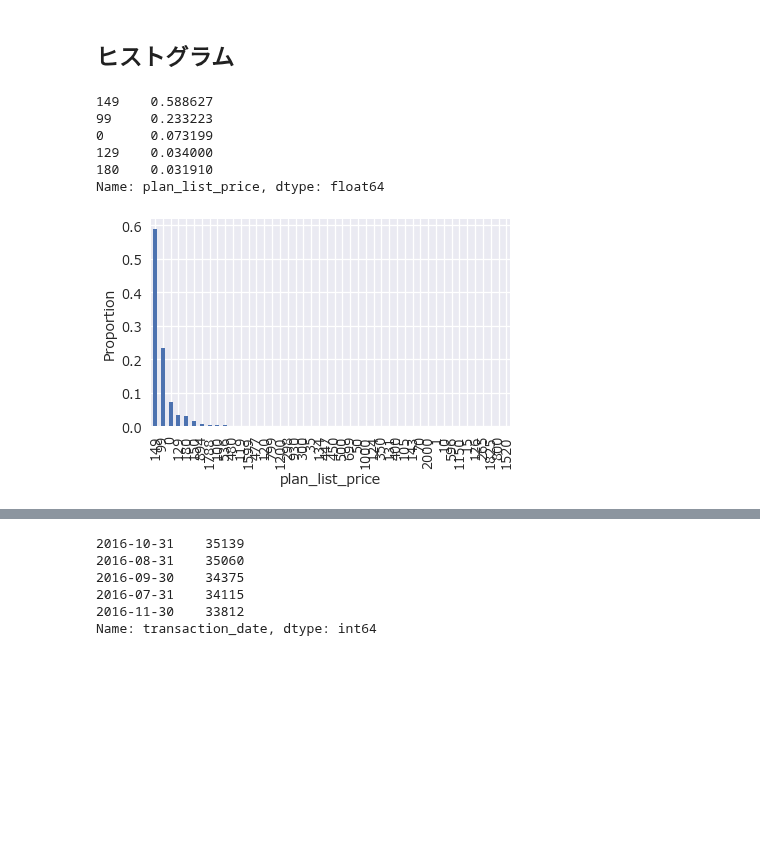
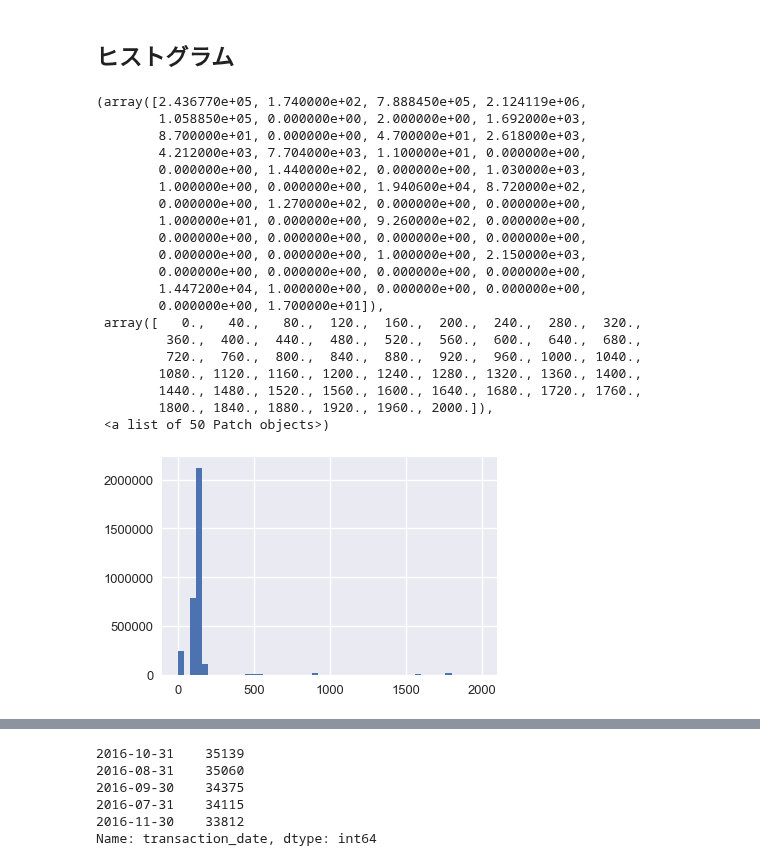
Before and after one commit to hiroshi-kuriyama/analytics_template, a Jupyter notebook: describe/describe_data.ipynb, the cells around one changed output, grey strips where cells are left out. Saved outputs shown, nothing was run; the diff lists cells and outputs as text; code cells hidden in the pictures; blank space fills up the shorter version.

```diff
--- a/describe/describe_data.ipynb
+++ b/describe/describe_data.ipynb
@@ -131,24 +131,27 @@ plt.tight_layout()
 [figure]
 # %% [markdown]
 ## ヒストグラム
-# %%
-plan_price_dist = df_transactions_raw.plan_list_price.value_counts(normalize=1)
-plan_price_dist.head() # 一部
-# %% [output]
-149    0.588627
-99     0.233223
-0      0.073199
-129    0.034000
-180    0.031910
-Name: plan_list_price, dtype: float64
-# %%
-# fig, ax = plt.subplots(figsize=(10, 4))
-plan_price_dist.plot.bar()
-plt.xlabel('plan_list_price')
-plt.ylabel('Proportion')
-plt.tight_layout()
-plt.savefig(os.path.join(fig_dir, 'barplot_plan_list_price.png'), dpi=200)
-# - `plan_list_price=149` が6割弱
-# - `plan_list_price= 99` が2割強
-# %% [output]
-[figure, removed]
+# %%
+plt.hist(df_transactions_raw['plan_list_price'].astype(float), bins=50)
+# %% [output]
+(array([2.436770e+05, 1.740000e+02, 7.888450e+05, 2.124119e+06,
+        1.058850e+05, 0.000000e+00, 2.000000e+00, 1.692000e+03,
+        8.700000e+01, 0.000000e+00, 4.700000e+01, 2.618000e+03,
+        4.212000e+03, 7.704000e+03, 1.100000e+01, 0.000000e+00,
+        0.000000e+00, 1.440000e+02, 0.000000e+00, 1.030000e+03,
+        1.000000e+00, 0.000000e+00, 1.940600e+04, 8.720000e+02,
+        0.000000e+00, 1.270000e+02, 0.000000e+00, 0.000000e+00,
+        1.000000e+01, 0.000000e+00, 9.260000e+02, 0.000000e+00,
+        0.000000e+00, 0.000000e+00, 0.000000e+00, 0.000000e+00,
+        0.000000e+00, 0.000000e+00, 1.000000e+00, 2.150000e+03,
+        0.000000e+00, 0.000000e+00, 0.000000e+00, 0.000000e+00,
+        1.447200e+04, 1.000000e+00, 0.000000e+00, 0.000000e+00,
+        0.000000e+00, 1.700000e+01]),
+ array([   0.,   40.,   80.,  120.,  160.,  200.,  240.,  280.,  320.,
+         360.,  400.,  440.,  480.,  520.,  560.,  600.,  640.,  680.,
+         720.,  760.,  800.,  840.,  880.,  920.,  960., 1000., 1040.,
+        1080., 1120., 1160., 1200., 1240., 1280., 1320., 1360., 1400.,
+        1440., 1480., 1520., 1560., 1600., 1640., 1680., 1720., 1760.,
+        1800., 1840., 1880., 1920., 1960., 2000.]),
+ <a list of 50 Patch objects>)
+[figure, added]
```
Also changed, not shown: parts of 27 cells of this notebook, 1 other file.
